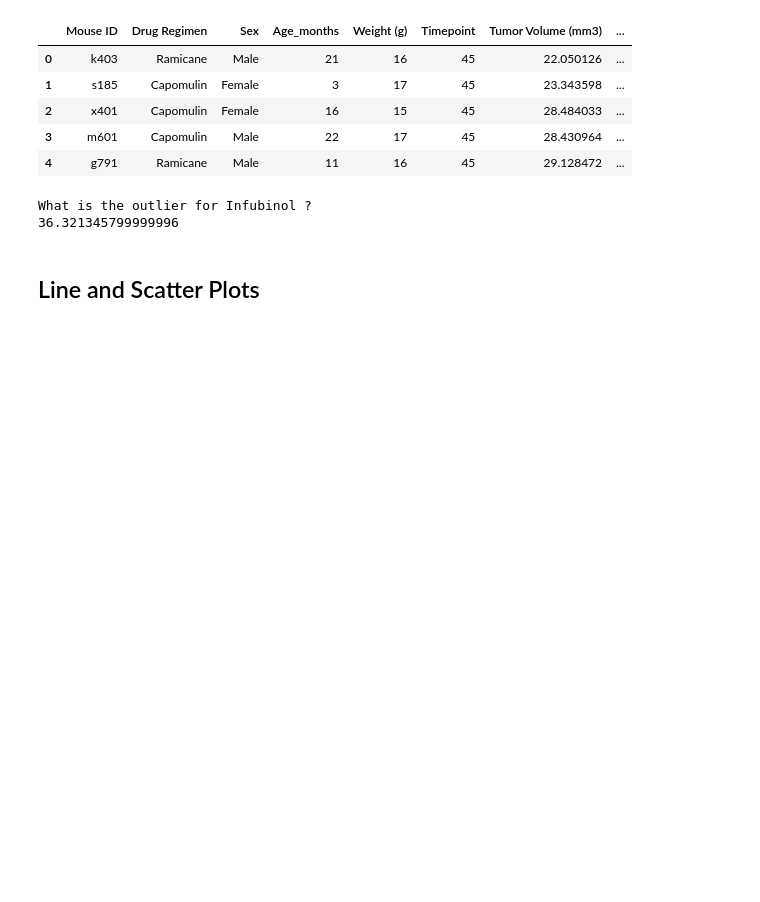
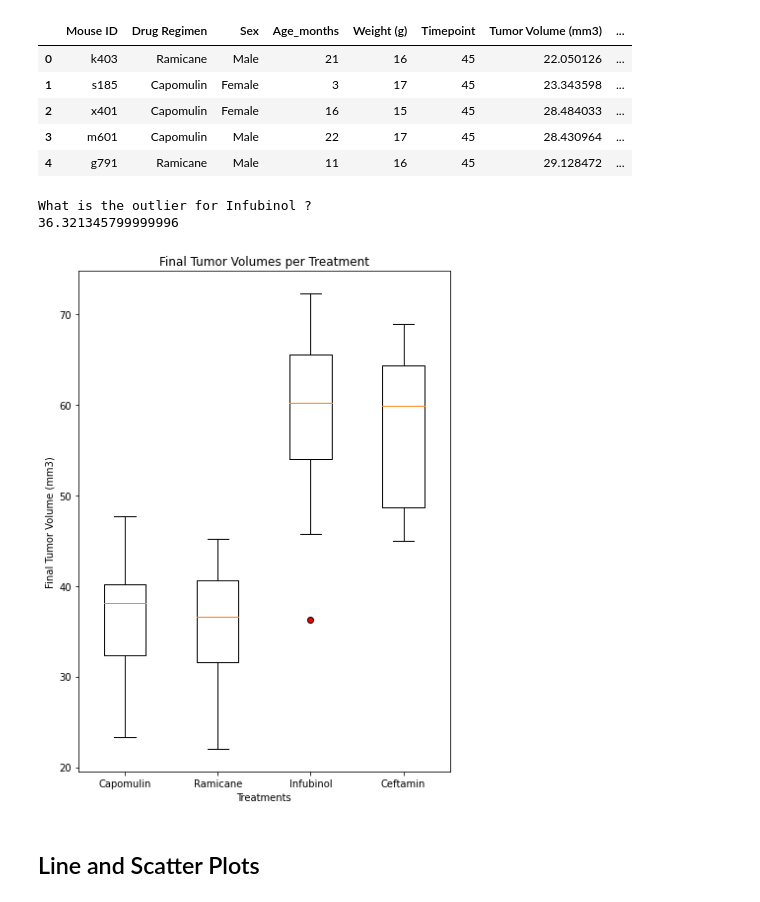
Before and after one commit to SusanCThomas/Pymaceuticals, a Jupyter notebook: pymaceuticals_.ipynb, the cells around one changed output. Drawn from its saved outputs; the diff is of its cells as text; code cells hidden in the pictures; blank space fills up the shorter version.

Commit message:
created code to generate box plot

```diff
--- a/pymaceuticals_.ipynb
+++ b/pymaceuticals_.ipynb
@@ -299,3 +297,24 @@ What is the outlier for Infubinol ?
+# %%
+# Generate a box plot of the final tumor volume of each mouse across four regimens of interest
+
+# Set the color for the outlier
+red_circle = dict(markerfacecolor='red', marker='o')
+
+# Generate box plot
+fig1, ax1 = plt.subplots()
+ax1.set_title('Final Tumor Volumes per Treatment')
+ax1.boxplot(tumor_vol_data, labels = treatment_list, flierprops=red_circle)
+
+# Set x axis and y axis labels
+plt.xlabel("Treatments")
+plt.ylabel('Final Tumor Volume (mm3)')
+
+# Saved box plot and displayed
+plt.tight_layout()
+plt.savefig("Images/boxplot.png")
+plt.show()
+# %% [output]
+[figure, added]
 # %% [markdown]
 ## Line and Scatter Plots
 # %%
```
Also changed, not shown: parts of 2 cells of this notebook.
